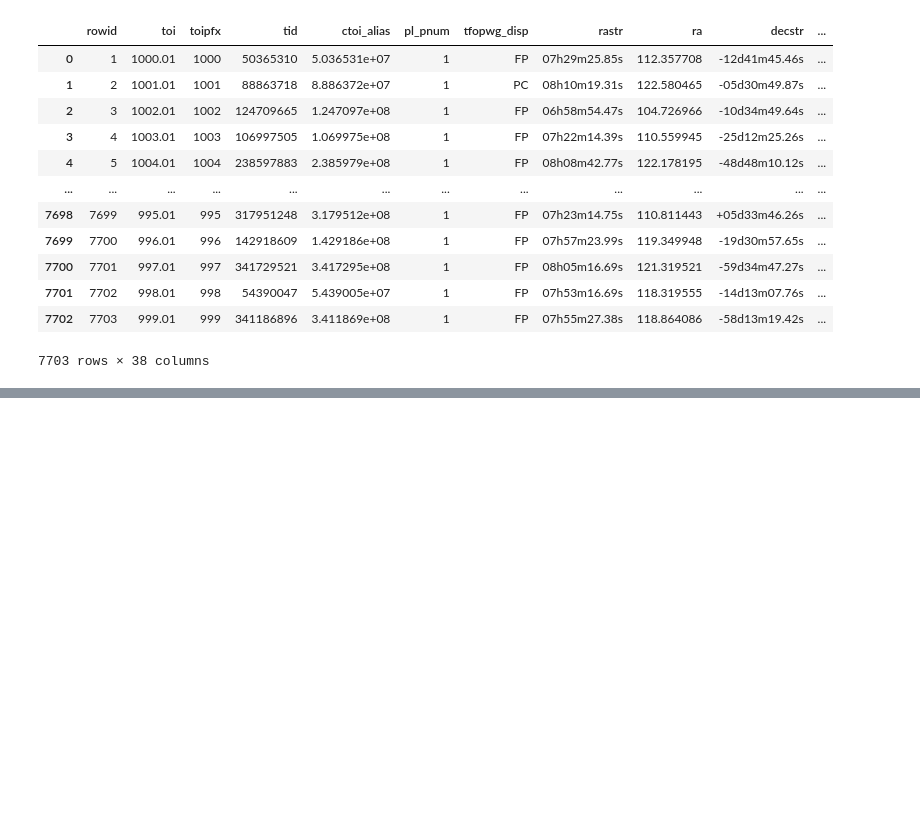
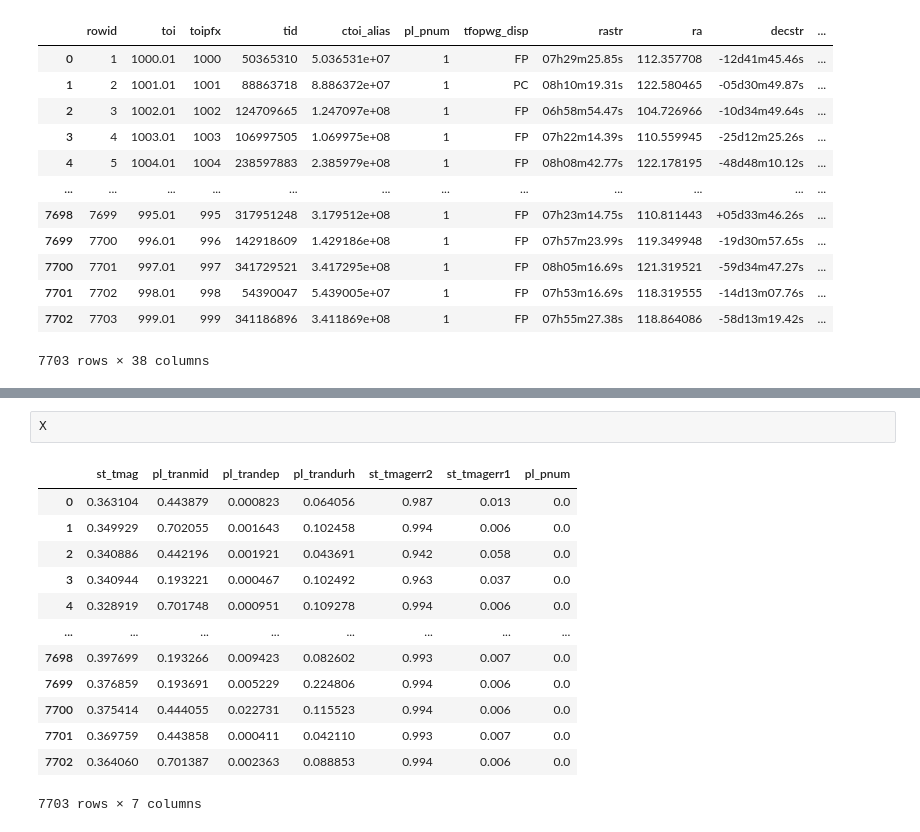
Before and after one commit to TejasVaradaraj/Exoplanet-Classifier, a Jupyter notebook: data.ipynb, the cells around one changed output, grey strips where cells are left out. Drawn from its saved outputs; the diff is of its cells as text; blank space fills up the shorter version.

```diff
--- a/data.ipynb
+++ b/data.ipynb
@@ -56,0 +180,16 @@ cleaned_df
+# %%
+X
+# %% [output]
+|  | st_tmag | pl_tranmid | pl_trandep | pl_trandurh | st_tmagerr2 | st_tmagerr1 | pl_pnum |
+| 0 | 0.363104 | 0.443879 | 0.000823 | 0.064056 | 0.987 | 0.013 | 0.0 |
+| 1 | 0.349929 | 0.702055 | 0.001643 | 0.102458 | 0.994 | 0.006 | 0.0 |
+| 2 | 0.340886 | 0.442196 | 0.001921 | 0.043691 | 0.942 | 0.058 | 0.0 |
+| 3 | 0.340944 | 0.193221 | 0.000467 | 0.102492 | 0.963 | 0.037 | 0.0 |
+| 4 | 0.328919 | 0.701748 | 0.000951 | 0.109278 | 0.994 | 0.006 | 0.0 |
+| ... | ... | ... | ... | ... | ... | ... | ... |
+| 7698 | 0.397699 | 0.193266 | 0.009423 | 0.082602 | 0.993 | 0.007 | 0.0 |
+| 7699 | 0.376859 | 0.193691 | 0.005229 | 0.224806 | 0.994 | 0.006 | 0.0 |
+| 7700 | 0.375414 | 0.444055 | 0.022731 | 0.115523 | 0.994 | 0.006 | 0.0 |
+| 7701 | 0.369759 | 0.443858 | 0.000411 | 0.042110 | 0.993 | 0.007 | 0.0 |
+| 7702 | 0.364060 | 0.701387 | 0.002363 | 0.088853 | 0.994 | 0.006 | 0.0 |
+7703 rows × 7 columns
```
Also changed, not shown: parts of 17 cells of this notebook.
